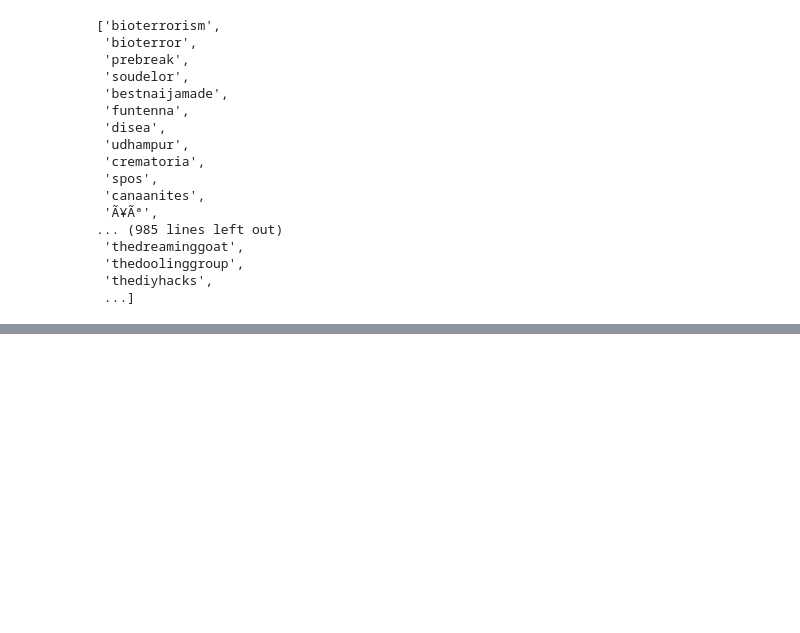
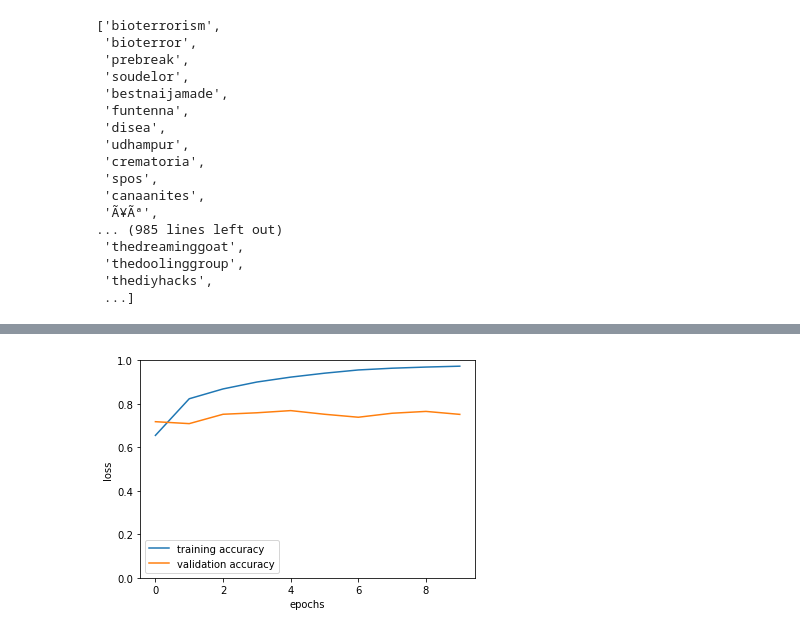
Before and after one commit to Houster/Text-Tweet-analysis, a Jupyter notebook: Text MLP.ipynb, the cells around one changed output, grey strips where cells are left out. Drawn from its saved outputs; the diff is of its cells as text; code cells hidden in the pictures; blank space fills up the shorter version.

```diff
--- a/Text MLP.ipynb
+++ b/Text MLP.ipynb
@@ -340,0 +442,24 @@ final_model.compile(loss='binary_crossentropy',optimizer='adam',metrics=['acc'])
+# %%
+model_input_3a = Input(shape=(sequence_len,), dtype='int64',name="text")
+x = embedding_layer(model_input_3a)
+x=Conv1D(16,kernel_size=3,strides=1,padding='valid',activation='relu')(x)
+x=Conv1D(16,kernel_size=3,strides=1,padding='valid',activation='relu')(x)
+x=MaxPool1D(pool_size=2,strides=2)(x)
+x = Flatten()(x)
+
+x=Model(inputs=model_input_3a, outputs=x)
+
+
+model_input_3b=Input(shape=(X_train_num.shape[1],),dtype='float32',name='non-text')
+y=Dense(12,activation='relu')(model_input_3b)
+y=Dense(1,activation='sigmoid')(y)
+y=Model(inputs=model_input_3b,outputs=y)
+
+combined=concatenate([x.output,y.output])
+
+z=Dense(36, activation='relu')(combined)
+z=Dense(12, activation='relu')(combined)
+z=Dense(1, activation='sigmoid')(z)
+
+cnn_model=Model(inputs=[x.input,y.input],outputs=z)
+cnn_model.summary()
@@ -340,0 +484,5 @@ final_model.compile(loss='binary_crossentropy',optimizer='adam',metrics=['acc'])
+# %%
+cnn_model.compile(loss='binary_crossentropy',optimizer='adam',metrics=['acc'])
+# %%
+cnn_model.fit(x=[X_train_vec,X_train_num], y=y_train,validation_data=([X_test_vec,X_test_num],y_test),epochs=10,batch_size=64,
+            )
@@ -340,0 +508,10 @@ final_model.compile(loss='binary_crossentropy',optimizer='adam',metrics=['acc'])
+# %%
+plt.plot(cnn_model.history.history['acc'], label='training accuracy')
+plt.plot(cnn_model.history.history['val_acc'], label='validation accuracy')
+plt.xlabel('epochs')
+plt.ylabel('loss')
+plt.ylim([0,1])
+plt.legend()
+plt.show()
+# %% [output]
+[figure, added]
```
Also changed, not shown: parts of 34 cells of this notebook, 2 other files.
